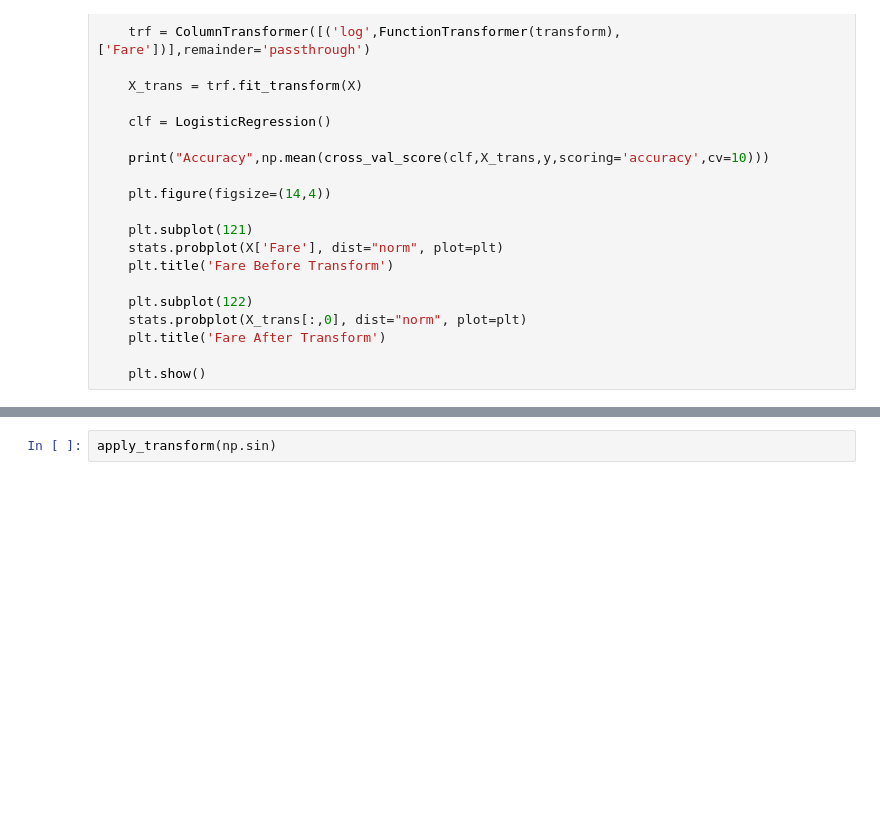
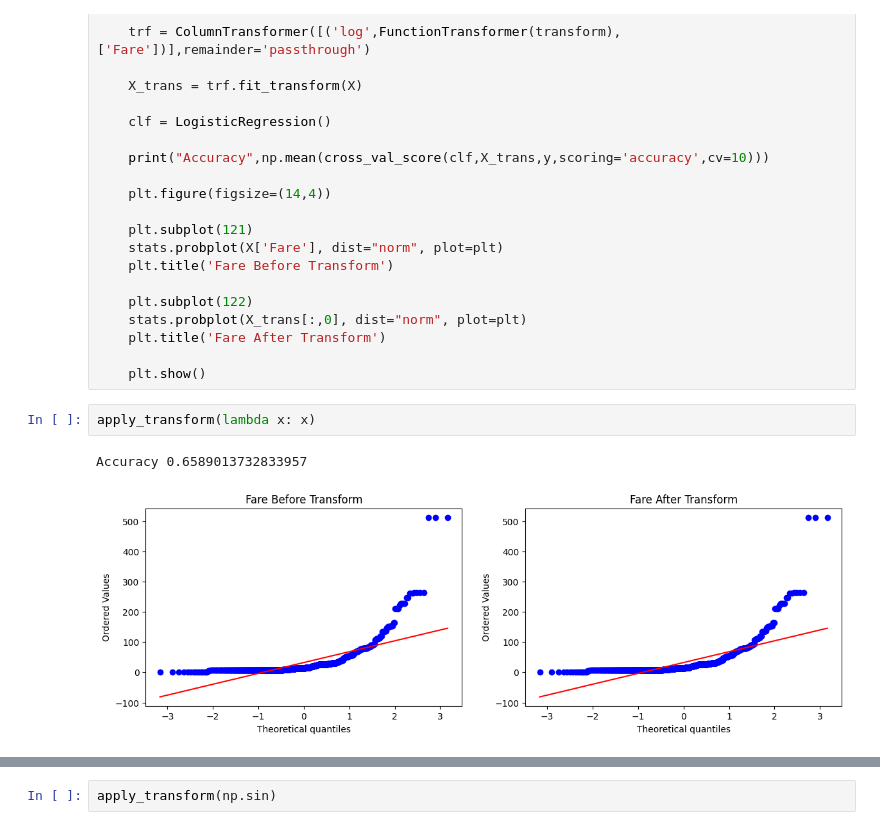
Before and after one commit to Apurba1903/Descriptive-Statistics, a Jupyter notebook: function_transformer.ipynb, the cells around one changed output, grey strips where cells are left out. Cells and saved outputs as stored; diff of their text form; blank space fills up the shorter version.

```diff
--- a/function_transformer.ipynb
+++ b/function_transformer.ipynb
@@ -205,3 +230,8 @@ def apply_transform(transform):
     plt.title('Fare After Transform')
 
     plt.show()
+# %%
+apply_transform(lambda x: x)
+# %% [output]
+Accuracy 0.6589013732833957
+[figure, added]
```
Also changed, not shown: parts of 12 cells of this notebook.
